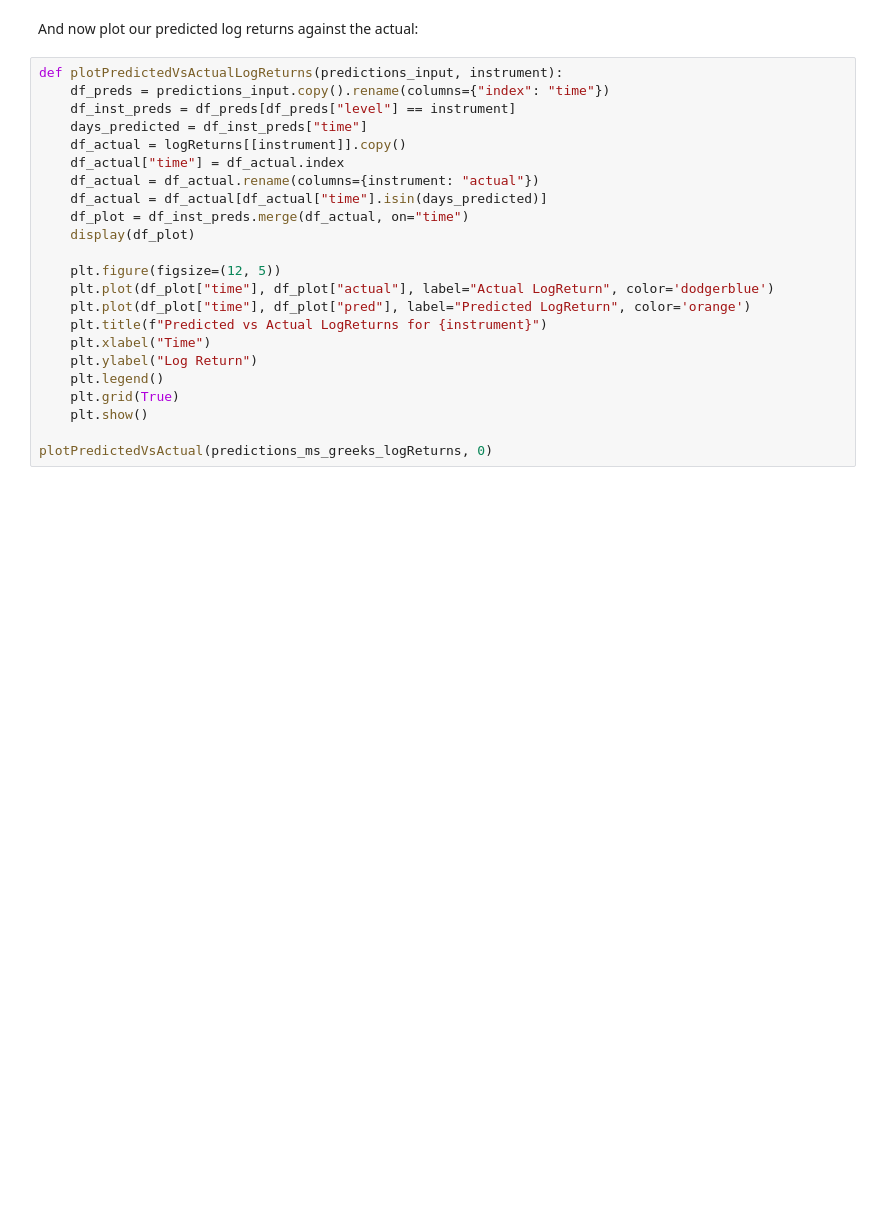
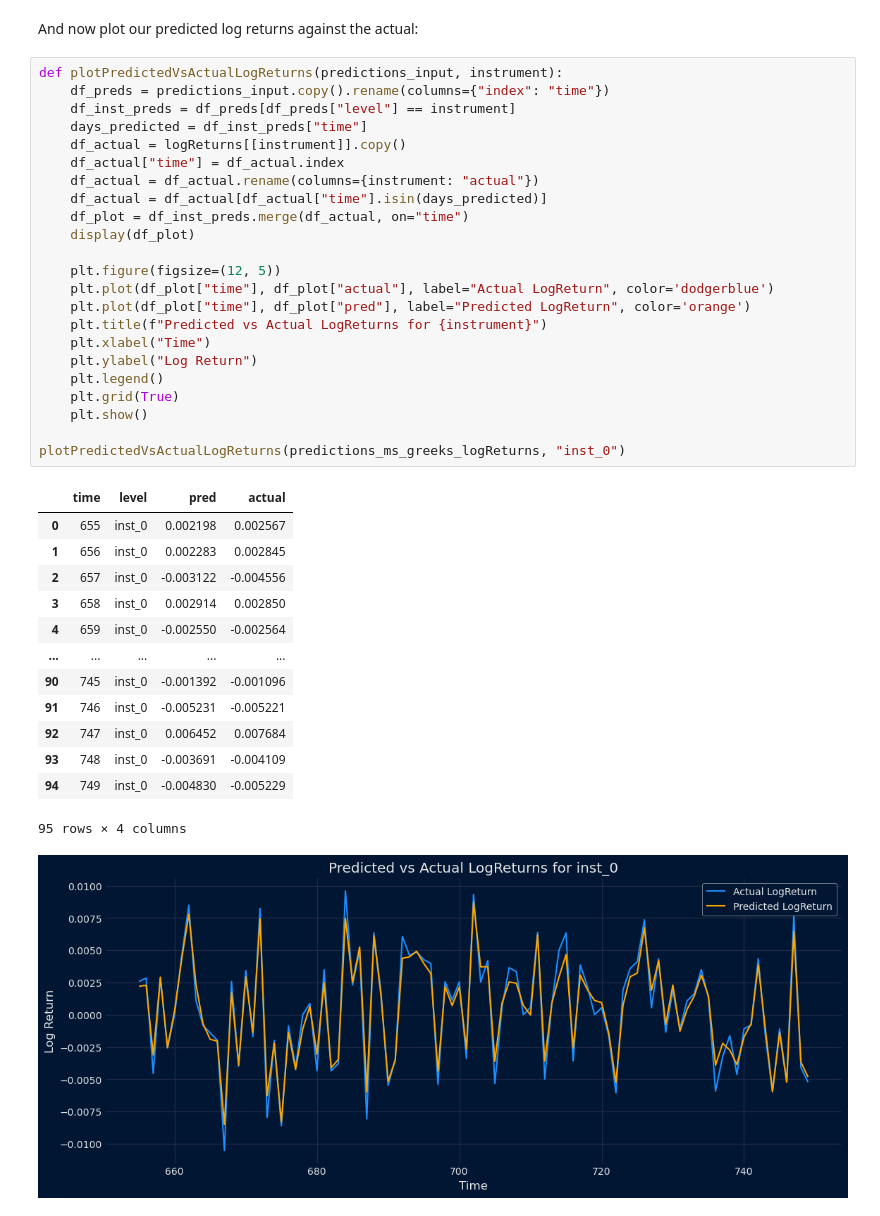
Before and after one commit to JensenJones/Algothon-2025, a Jupyter notebook: strategies/multi series forecasting skforecast/MultiTimeSeriesModelling.ipynb, the cells around one changed output. Cells and saved outputs as stored; diff of their text form; blank space fills up the shorter version.

```diff
--- a/strategies/multi series forecasting skforecast/MultiTimeSeriesModelling.ipynb
+++ b/strategies/multi series forecasting skforecast/MultiTimeSeriesModelling.ipynb
@@ -565,24 +564,39 @@ And now plot our predicted log returns against the actual:
 # %%
 def plotPredictedVsActualLogReturns(predictions_input, instrument):
     df_preds = predictions_input.copy().rename(columns={"index": "time"})
     df_inst_preds = df_preds[df_preds["level"] == instrument]
     days_predicted = df_inst_preds["time"]
     df_actual = logReturns[[instrument]].copy()
     df_actual["time"] = df_actual.index
     df_actual = df_actual.rename(columns={instrument: "actual"})
     df_actual = df_actual[df_actual["time"].isin(days_predicted)]
     df_plot = df_inst_preds.merge(df_actual, on="time")
     display(df_plot)
 
     plt.figure(figsize=(12, 5))
     plt.plot(df_plot["time"], df_plot["actual"], label="Actual LogReturn", color='dodgerblue')
     plt.plot(df_plot["time"], df_plot["pred"], label="Predicted LogReturn", color='orange')
     plt.title(f"Predicted vs Actual LogReturns for {instrument}")
     plt.xlabel("Time")
     plt.ylabel("Log Return")
     plt.legend()
     plt.grid(True)
     plt.show()
 
-plotPredictedVsActual(predictions_ms_greeks_logReturns, 0)
+plotPredictedVsActualLogReturns(predictions_ms_greeks_logReturns, "inst_0")
+# %% [output]
+|  | time | level | pred | actual |
+| 0 | 655 | inst_0 | 0.002198 | 0.002567 |
+| 1 | 656 | inst_0 | 0.002283 | 0.002845 |
+| 2 | 657 | inst_0 | -0.003122 | -0.004556 |
+| 3 | 658 | inst_0 | 0.002914 | 0.002850 |
+| 4 | 659 | inst_0 | -0.002550 | -0.002564 |
+| ... | ... | ... | ... | ... |
+| 90 | 745 | inst_0 | -0.001392 | -0.001096 |
+| 91 | 746 | inst_0 | -0.005231 | -0.005221 |
+| 92 | 747 | inst_0 | 0.006452 | 0.007684 |
+| 93 | 748 | inst_0 | -0.003691 | -0.004109 |
+| 94 | 749 | inst_0 | -0.004830 | -0.005229 |
+95 rows × 4 columns
+[figure, added]
 # %% [markdown]
```
Also changed, not shown: parts of 4 cells of this notebook, 1 other file.
